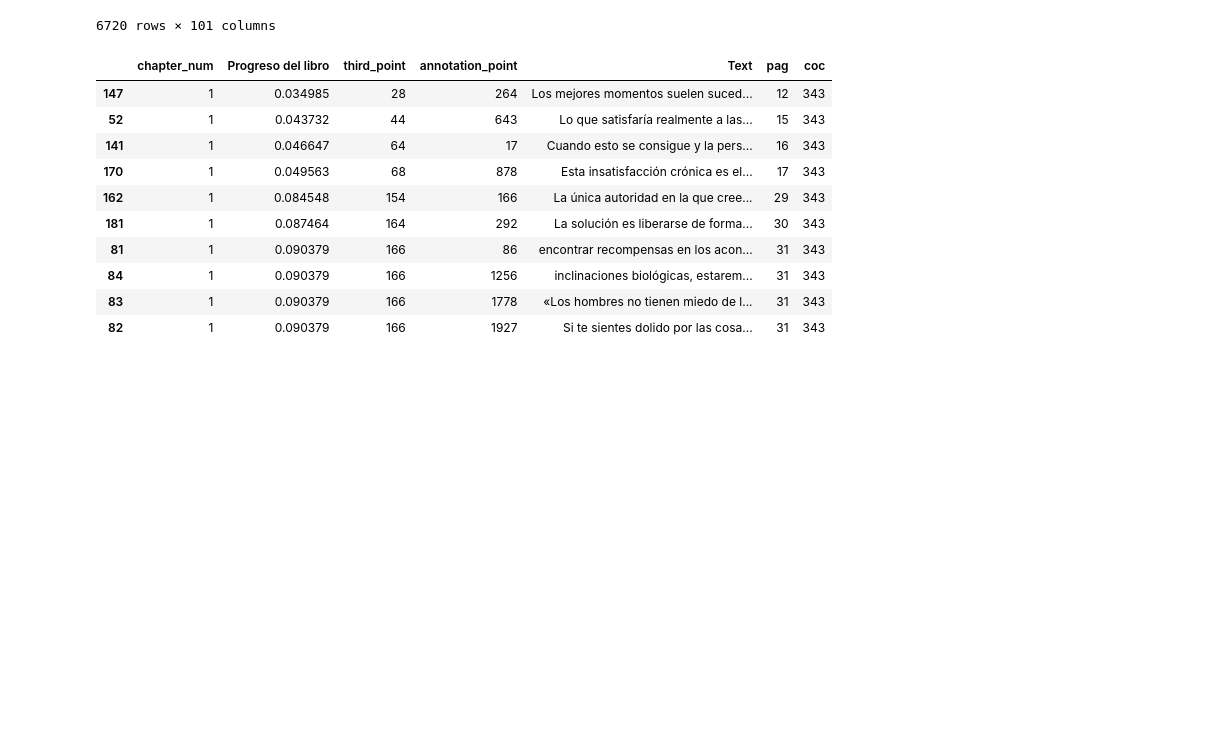
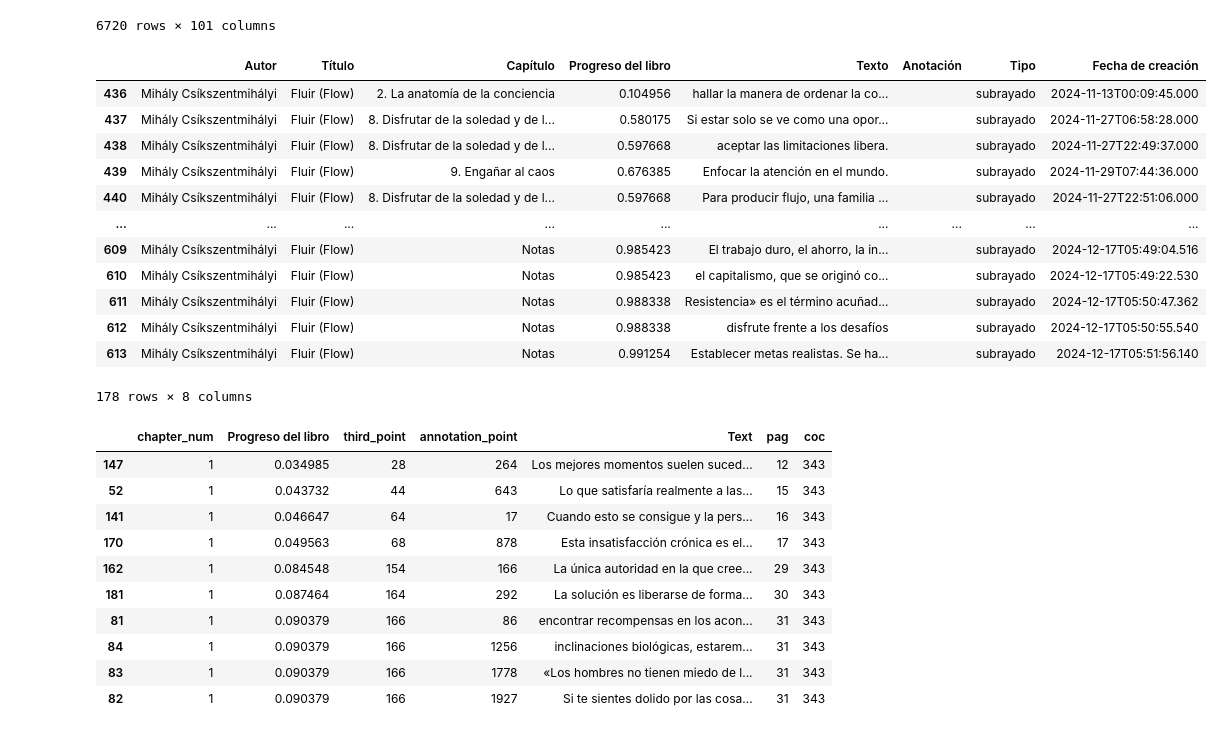
Before and after one commit to jaguirrepeman/koboannotations, a Jupyter notebook: notebook_kobo.ipynb, the cells around one changed output. Saved outputs shown, nothing was run; the diff lists cells and outputs as text; code cells hidden in the pictures; blank space fills up the shorter version.

```diff
--- a/notebook_kobo.ipynb
+++ b/notebook_kobo.ipynb
@@ -45,6 +45,23 @@ bookmark_df = db.get_query_df("""select * from bookmark""")
 bookmark_flow = bookmark_df\
     .loc[lambda x: x.Text.notna()]\
     .loc[lambda x: x.VolumeID == 'file:///mnt/onboard/.kobo/dropbox/Fluir_Flow_Mihaly_Csikszentmihalyi.epub']
+# %%
+anotaciones_df.loc[lambda x: x.Título.str.contains("Fluir")]\
+    # .merge(bookmark_flow.rename(columns = {'ChapterProgress': 'Progreso del libro'}))
+# %% [output]
+|  | Autor | Título | Capítulo | Progreso del libro | Texto | Anotación | Tipo | Fecha de creación |
+| 436 | Mihály Csíkszentmihályi | Fluir (Flow) | 2. La anatomía de la conciencia | 0.104956 | hallar la manera de ordenar la co... |  | subrayado | 2024-11-13T00:09:45.000 |
+| 437 | Mihály Csíkszentmihályi | Fluir (Flow) | 8. Disfrutar de la soledad y de l... | 0.580175 | Si estar solo se ve como una opor... |  | subrayado | 2024-11-27T06:58:28.000 |
+| 438 | Mihály Csíkszentmihályi | Fluir (Flow) | 8. Disfrutar de la soledad y de l... | 0.597668 | aceptar las limitaciones libera. |  | subrayado | 2024-11-27T22:49:37.000 |
+| 439 | Mihály Csíkszentmihályi | Fluir (Flow) | 9. Engañar al caos | 0.676385 | Enfocar la atención en el mundo. |  | subrayado | 2024-11-29T07:44:36.000 |
+| 440 | Mihály Csíkszentmihályi | Fluir (Flow) | 8. Disfrutar de la soledad y de l... | 0.597668 | Para producir flujo, una familia ... |  | subrayado | 2024-11-27T22:51:06.000 |
+| ... | ... | ... | ... | ... | ... | ... | ... | ... |
+| 609 | Mihály Csíkszentmihályi | Fluir (Flow) | Notas | 0.985423 | El trabajo duro, el ahorro, la in... |  | subrayado | 2024-12-17T05:49:04.516 |
+| 610 | Mihály Csíkszentmihályi | Fluir (Flow) | Notas | 0.985423 | el capitalismo, que se originó co... |  | subrayado | 2024-12-17T05:49:22.530 |
+| 611 | Mihály Csíkszentmihályi | Fluir (Flow) | Notas | 0.988338 | Resistencia» es el término acuñad... |  | subrayado | 2024-12-17T05:50:47.362 |
+| 612 | Mihály Csíkszentmihályi | Fluir (Flow) | Notas | 0.988338 | disfrute frente a los desafíos |  | subrayado | 2024-12-17T05:50:55.540 |
+| 613 | Mihály Csíkszentmihályi | Fluir (Flow) | Notas | 0.991254 | Establecer metas realistas. Se ha... |  | subrayado | 2024-12-17T05:51:56.140 |
+178 rows × 8 columns
 # %%
 ejemplo_pags = anotaciones_df.loc[lambda x: x.Título.str.contains("Fluir")]\
     .merge(bookmark_flow.rename(columns = {'ChapterProgress': 'Progreso del libro'}))\
```
Also changed, not shown: parts of 5 cells of this notebook, 1 other file.
